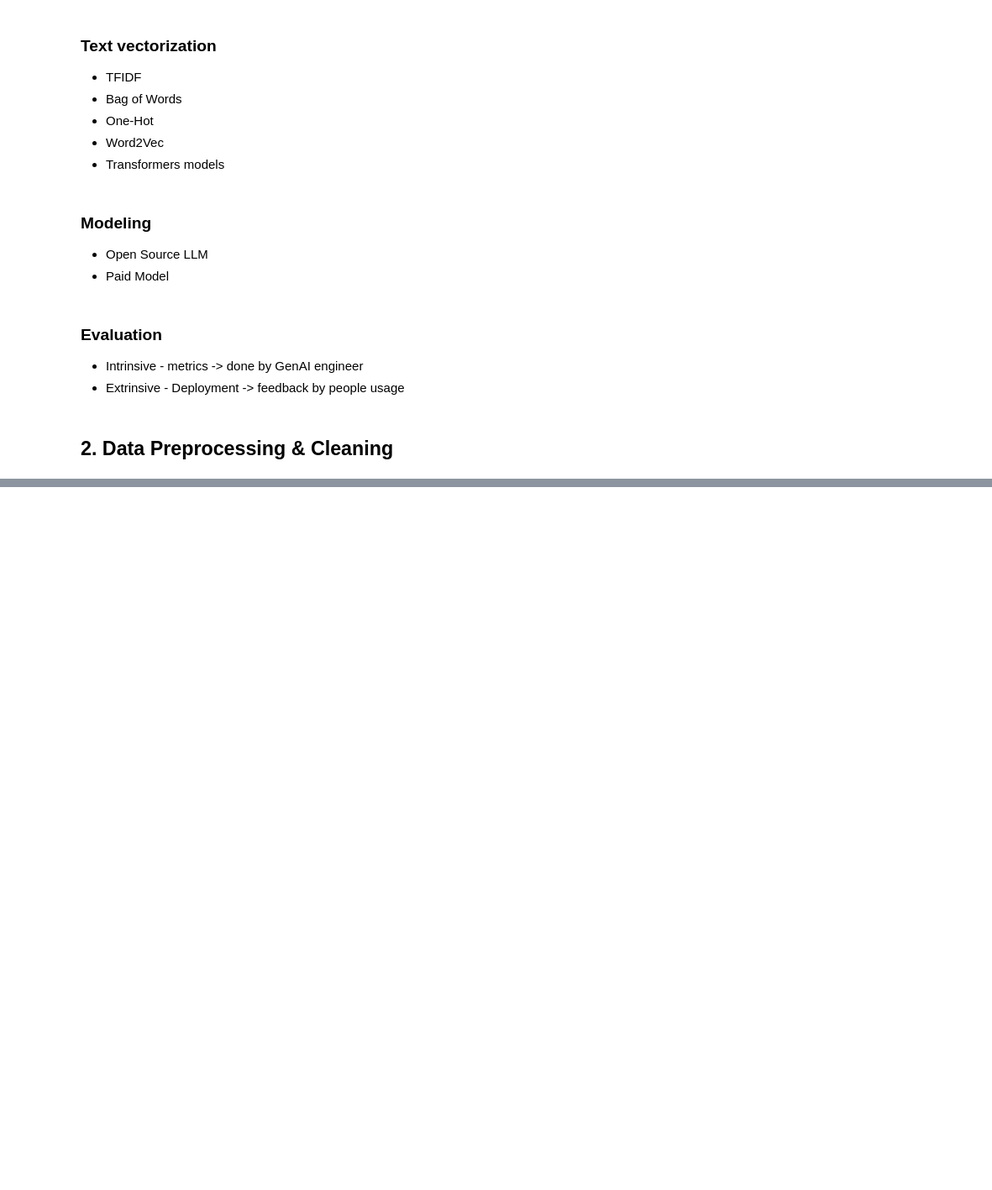
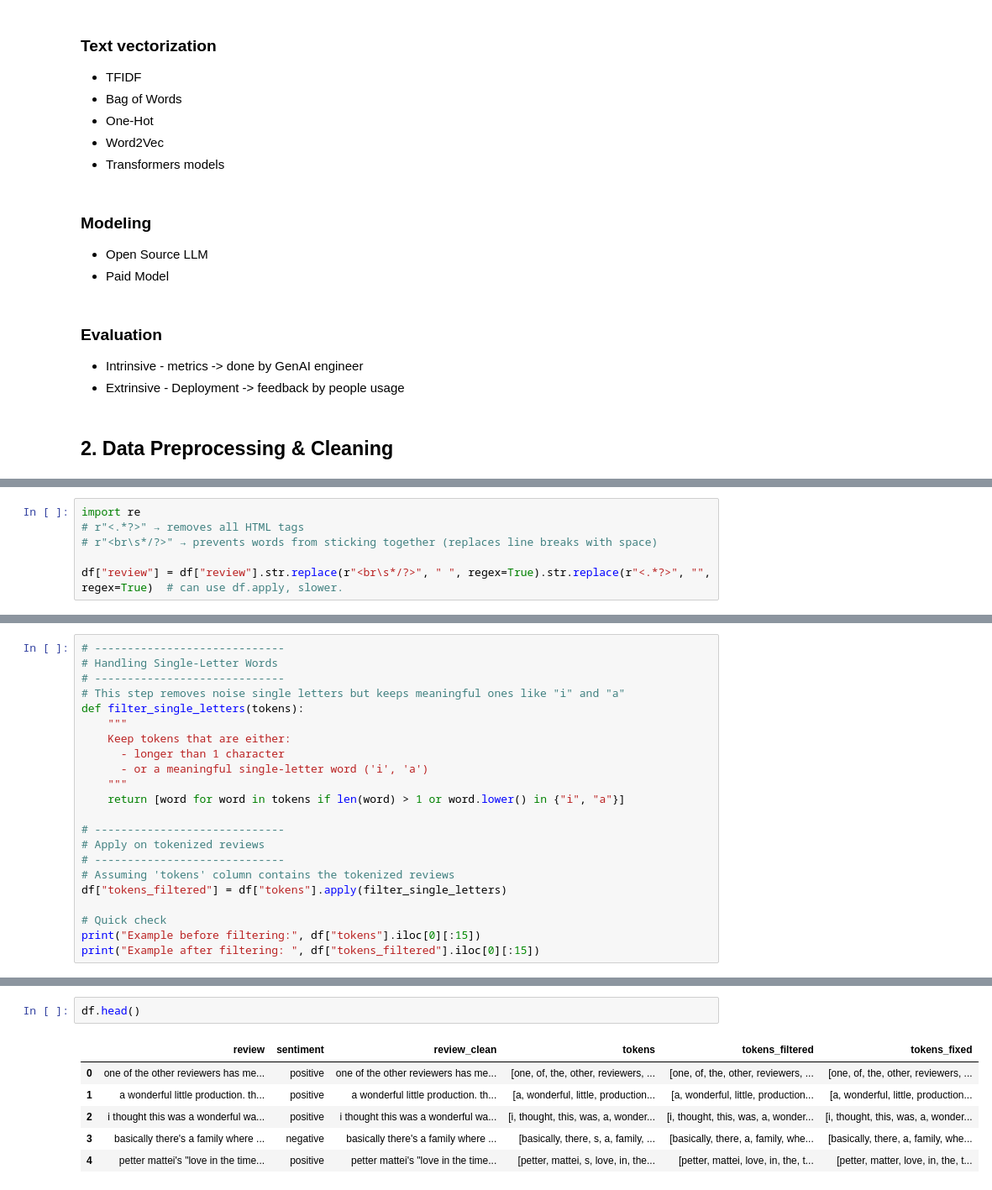
Before and after one commit to TA-dev/elastic_search_learn, a Jupyter notebook: notebooks/genAI+guide.ipynb, the cells around one changed output, grey strips where cells are left out. Shown at 84% size. Saved outputs shown, nothing was run; the diff lists cells and outputs as text; blank space fills up the shorter version.

```diff
--- a/notebooks/genAI_guide.ipynb
+++ b/notebooks/genAI+guide.ipynb
@@ -32,0 +87,6 @@ Additional course link (theoretical): https://www.youtube.com/watch?v=rNEujZmD2T
+# %%
+import re
+# r"<.*?>" → removes all HTML tags
+# r"<br\s*/?>" → prevents words from sticking together (replaces line breaks with space)
+
+df["review"] = df["review"].str.replace(r"<br\s*/?>", " ", regex=True).str.replace(r"<.*?>", "", regex=True)  # can use df.apply, slower.
@@ -32,0 +445,22 @@ Additional course link (theoretical): https://www.youtube.com/watch?v=rNEujZmD2T
+# %%
+# -----------------------------
+# Handling Single-Letter Words
+# -----------------------------
+# This step removes noise single letters but keeps meaningful ones like "i" and "a"
+def filter_single_letters(tokens):
+    """
+    Keep tokens that are either:
+      - longer than 1 character
+      - or a meaningful single-letter word ('i', 'a')
+    """
+    return [word for word in tokens if len(word) > 1 or word.lower() in {"i", "a"}]
+
+# -----------------------------
+# Apply on tokenized reviews
+# -----------------------------
+# Assuming 'tokens' column contains the tokenized reviews
+df["tokens_filtered"] = df["tokens"].apply(filter_single_letters)
+
+# Quick check
+print("Example before filtering:", df["tokens"].iloc[0][:15])
+print("Example after filtering: ", df["tokens_filtered"].iloc[0][:15])
@@ -32,0 +606,9 @@ Additional course link (theoretical): https://www.youtube.com/watch?v=rNEujZmD2T
+# %%
+df.head()
+# %% [output]
+|  | review | sentiment | review_clean | tokens | tokens_filtered | tokens_fixed |
+| 0 | one of the other reviewers has me... | positive | one of the other reviewers has me... | [one, of, the, other, reviewers, ... | [one, of, the, other, reviewers, ... | [one, of, the, other, reviewers, ... |
+| 1 | a wonderful little production. th... | positive | a wonderful little production. th... | [a, wonderful, little, production... | [a, wonderful, little, production... | [a, wonderful, little, production... |
+| 2 | i thought this was a wonderful wa... | positive | i thought this was a wonderful wa... | [i, thought, this, was, a, wonder... | [i, thought, this, was, a, wonder... | [i, thought, this, was, a, wonder... |
+| 3 | basically there's a family where ... | negative | basically there's a family where ... | [basically, there, s, a, family, ... | [basically, there, a, family, whe... | [basically, there, a, family, whe... |
+| 4 | petter mattei's "love in the time... | positive | petter mattei's "love in the time... | [petter, mattei, s, love, in, the... | [petter, mattei, love, in, the, t... | [petter, matter, love, in, the, t... |
```
Also changed, not shown: parts of 34 cells of this notebook, 1 other file.
